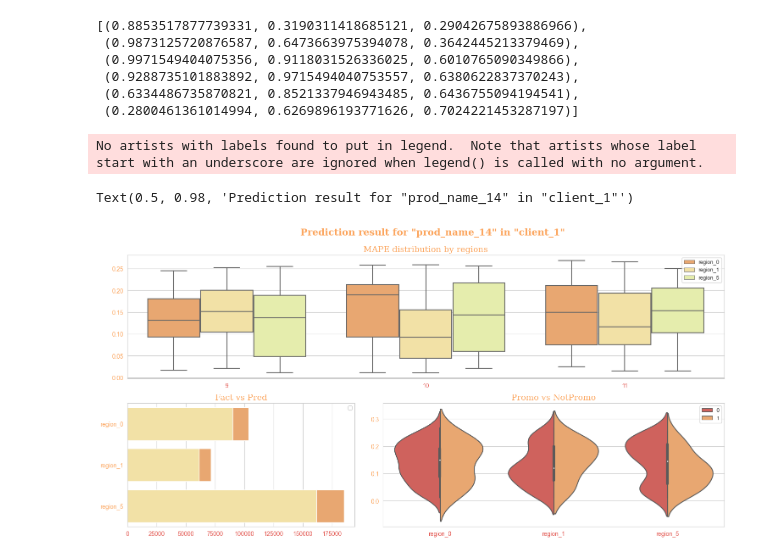
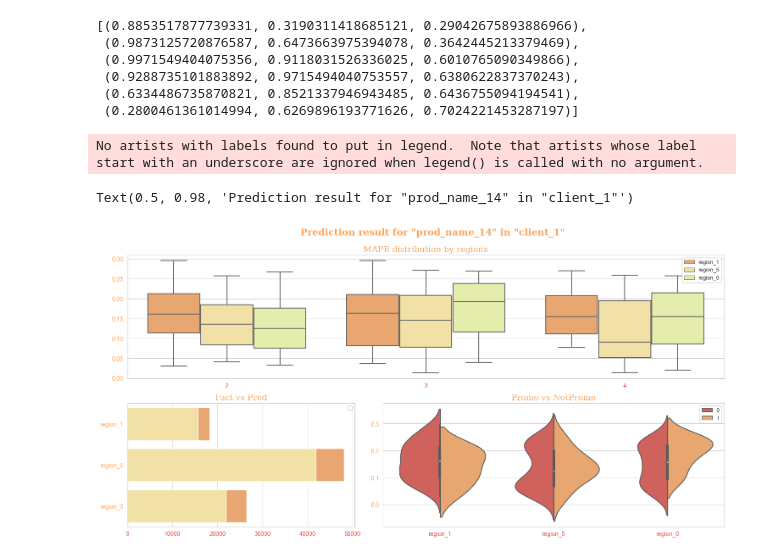
Before and after one commit to francuzovd/reports, a Jupyter notebook: graphs.ipynb, the cells around one changed output. Saved outputs shown, nothing was run; the diff lists cells and outputs as text; code cells hidden in the pictures.

Commit message:
add function to calculate interval for n last months

```diff
--- a/graphs.ipynb
+++ b/graphs.ipynb
@@ -54,6 +54,12 @@ memory usage: 1.4+ MB
 ## Plots
 # %% [markdown]
 ### Functions
+# %%
+def last_Nmonth(dates, nmonth):
+    last_date = dates.max()
+    first_date = last_date - pd.Timedelta(30*nmonth - 10, unit='D')
+    first_date - pd.Timedelta(first_date.day-1, unit='D')
+    return (first_date, last_date)
 # %%
 def Lineplot_WithPromo(frame:pd.DataFrame, X:str, y:list, ax:plt.axes, promo_cols=None, style_dict=None, colors=['b', 'r', 'g', 'y']):
     '''
@@ -262,8 +267,10 @@ font = {
 product, client, year = UniqValues['prod_name'][0], UniqValues['client'][1], 2021
 clients = UniqValues['client']
 
+last_3months = last_Nmonth(data.date, 3)
+
 df_mape = data.loc[
-    (data.prod_name == product) & (data.Year == year) & (data.year_month.isin((9, 10, 11)))
+    (data.prod_name == product) & (data.date.between(*last_3months))
     ].copy()
 df_mape['mape'] = mape(df_mape.weight_fact, df_mape.weight_predict)
 df_plot = df_mape.loc[df_mape.client == client]
@@ -282,31 +289,31 @@ sns.boxplot(data=df_plot, y='mape', x='year_month', hue='region', ax=ax_, palett
 ax_.set_ylabel('MAPE', fontdict=font['label'])
 # ax_.legend(loc='upper right', fontsize=9)
 ax_.set_title('MAPE distribution by regions', fontdict=font['title'])
 
 ax_ = fig.add_subplot(gs[1, 0])
 ax.append(ax_)
 sns.barplot(data=df_plot, x='weight_fact', y='region', estimator=np.sum, ci=None, ax=ax_, color=palette[1])
 sns.barplot(data=df_plot, x='weight_predict', y='region', estimator=np.sum, ci=None, ax=ax_, color=palette[2])
 ax_.set_title('Fact vs Pred', fontdict=font['title'])
 
 ax_ = fig.add_subplot(gs[1, 1])
 ax.append(ax_)
 sns.violinplot(data=df_plot, x='region', y='mape', hue='hasPromo', split=True)
 ax_.set_title('Promo vs NotPromo', fontdict=font['title'])
 # ax_.legend(loc='upper right', fontsize=9)
 
 for ax_ in ax:
     ax_.set_xlabel('')
     ax_.set_ylabel('')
     ax_.tick_params(axis='x', colors=palette[0])
     ax_.tick_params(axis='y', colors=palette[1])
     ax_.legend(loc='upper right', fontsize=9)
 
 
 fig.suptitle(f'Prediction result for "{product}" in "{client}"', fontproperties=font['suptitle'], color=palette[1])
 
 # plt.plot()
 # %% [output]
 No artists with labels found to put in legend.  Note that artists whose label start with an underscore are ignored when legend() is called with no argument.
 Text(0.5, 0.98, 'Prediction result for "prod_name_14" in "client_1"')
-[figure, old version]
+[figure, new version]
```
Also changed, not shown: parts of 3 cells of this notebook.
